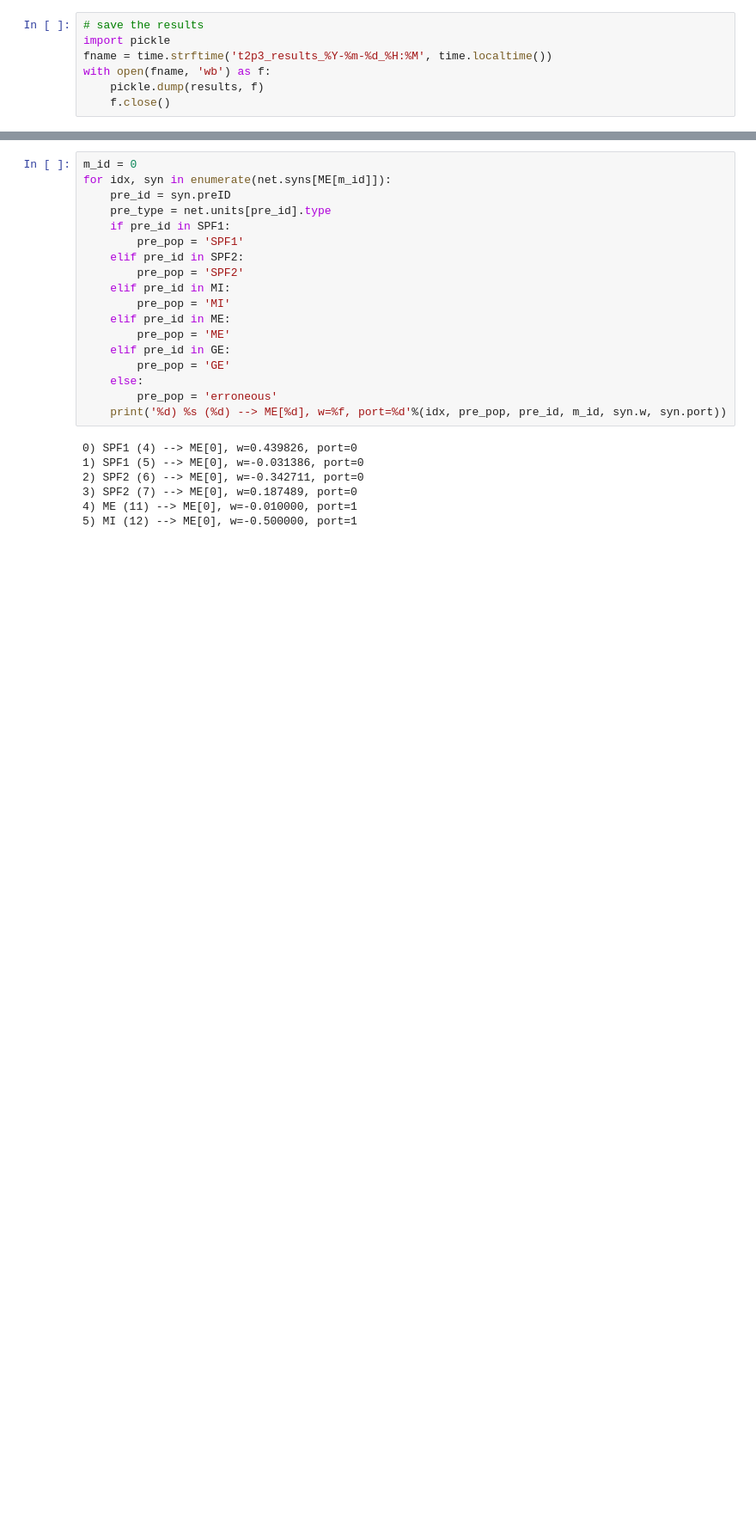
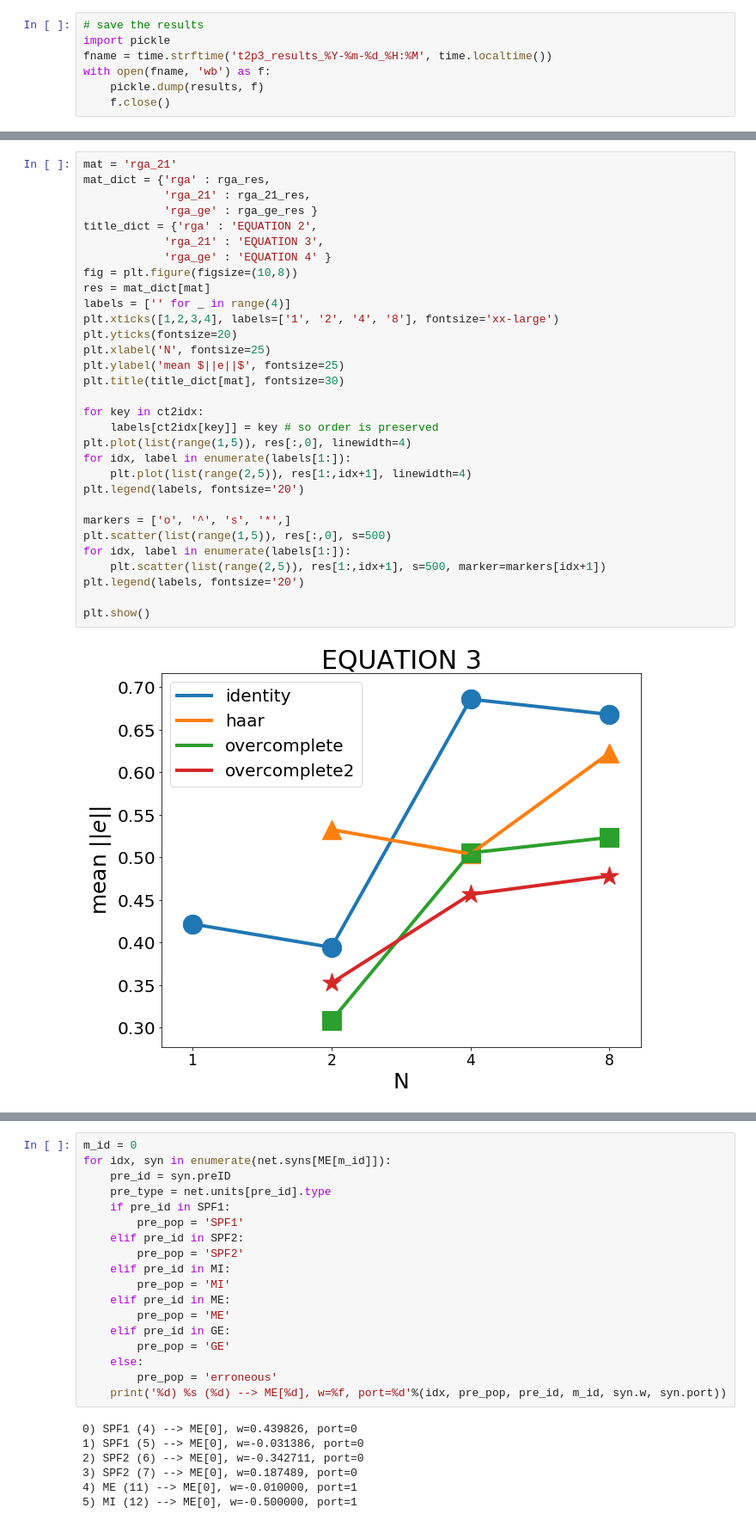
Before and after one commit to CNS-OIST/draculab, a Jupyter notebook: notebook/spinal/t2p3_runner.ipynb, the cells around one changed output, grey strips where cells are left out. Shown at 86% size. Saved outputs shown, nothing was run; the diff lists cells and outputs as text; blank space fills up the shorter version.

```diff
--- a/notebook/spinal/t2p3_runner.ipynb
+++ b/notebook/spinal/t2p3_runner.ipynb
@@ -431,0 +545,33 @@ plt.show()
+# %%
+mat = 'rga_21'
+mat_dict = {'rga' : rga_res,
+            'rga_21' : rga_21_res,
+            'rga_ge' : rga_ge_res }
+title_dict = {'rga' : 'EQUATION 2',
+            'rga_21' : 'EQUATION 3',
+            'rga_ge' : 'EQUATION 4' }
+fig = plt.figure(figsize=(10,8))
+res = mat_dict[mat]
+labels = ['' for _ in range(4)]
+plt.xticks([1,2,3,4], labels=['1', '2', '4', '8'], fontsize='xx-large')
+plt.yticks(fontsize=20)
+plt.xlabel('N', fontsize=25)
+plt.ylabel('mean $||e||$', fontsize=25)
+plt.title(title_dict[mat], fontsize=30)
+
+for key in ct2idx:
+    labels[ct2idx[key]] = key # so order is preserved
+plt.plot(list(range(1,5)), res[:,0], linewidth=4)
+for idx, label in enumerate(labels[1:]):
+    plt.plot(list(range(2,5)), res[1:,idx+1], linewidth=4)
+plt.legend(labels, fontsize='20')
+
+markers = ['o', '^', 's', '*',]
+plt.scatter(list(range(1,5)), res[:,0], s=500)
+for idx, label in enumerate(labels[1:]):
+    plt.scatter(list(range(2,5)), res[1:,idx+1], s=500, marker=markers[idx+1])
+plt.legend(labels, fontsize='20')
+
+plt.show()
+# %% [output]
+[figure, added]
```
Also changed, not shown: parts of 23 cells of this notebook, 5 other files.
